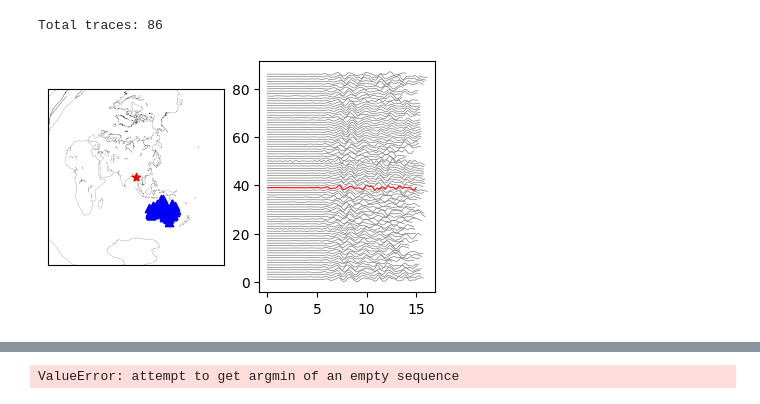
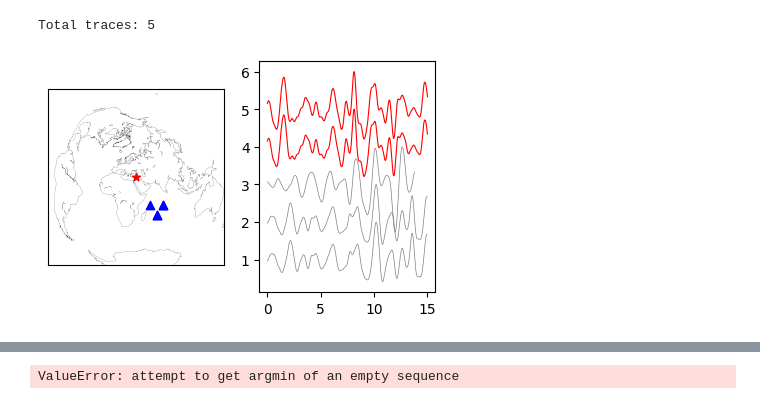
Before and after one commit to ajay6763/earthquake_bp_obspy, a Jupyter notebook: Array_selection.ipynb, the cells around one changed output, grey strips where cells are left out. Drawn from its saved outputs; the diff is of its cells as text; code cells hidden in the pictures.

```diff
--- a/Array_selection.ipynb
+++ b/Array_selection.ipynb
@@ -30,7 +30,8 @@ snr_window=10
 extra_label='_10_sps'
 
 file='input_default.csv'
-file='input_Myanmar_March_2025_AU.csv'
+file='input_allsta_7.7_anubhab.csv'
+file='input_USA_Turkey_7.7.csv'
 
 input = pd.read_csv('./'+file,header=None)
 a=input.to_dict('series')
@@ -153,4 +154,5 @@ Total number of stations: 429
 # %%
+
 ##########################################################################
 # reading wavefrom data and assigning station info to them
 # I do this by haveing lists of stations with all the info read and
@@ -196,7 +198,7 @@ print('Total no of traces after decimation criteria:', len(stream_work))
 # CUtting before and after P arrival
 ##########################################################################
 print('Total no of traces before data gap checks:', len(stream_work))
-stream_work=bp_lib.stream_cut_P_arrival_normalize(stream_work,Start_P_cut_time,End_P_cut_time)
+stream_work=bp_lib.stream_cut_P_arrival(stream_work,Start_P_cut_time,End_P_cut_time)
 print('Total no of traces after cutting and data gap checks ', len(stream_work))
 
 #stream_for_bp = bp_lib.snr_check(stream_cut,2,5,50)
@@ -460,15 +395,0 @@ Total traces: 71
-# %%
-stream_test=stream_work.copy()
-az_min=120
-az_max=160
-dist_min=45 #30
-dist_max=80
-bp_l=0.8
-bp_h=2.5
-stream_test= bp_lib.detrend_stream(stream_test,type='demean')
-for tr in stream_test:
-        tr.filter('bandpass',freqmin=bp_l,freqmax=bp_h)
-stream_out=array_selection_plot_(stream_test,event_lat,event_long,az_min,az_max,dist_min,dist_max,
-                    bp_l=0.5,bp_h=1.5,max_lag=10,start_time=Start_P_cut_time,time_before=10,time_after=10,
-                     corr_thres=0.4,t_plot_start=0,
-                     t_plot_end=50,SNR=3)
@@ -598,13 +418,13 @@ Total traces: 126
 # %%
 #Australia
 az_min=120
 az_max=160
 dist_min=45 #30
 dist_max=80
 array_selection_plot(stream_test,event_lat,event_long,az_min,az_max,dist_min,dist_max,
                     bp_l=0.5,bp_h=2.5,max_lag=10,time_before=10,time_after=10,
-                     corr_thres=0.6,t_plot_start=5,
+                     corr_thresh=0.6,t_plot_start=5,
                      t_plot_end=10,SNR=2)
 # %% [output]
-Total traces: 86
+Total traces: 5
-[figure, old version]
+[figure, new version]
```
Also changed, not shown: parts of 26 cells of this notebook, 5 other files.
